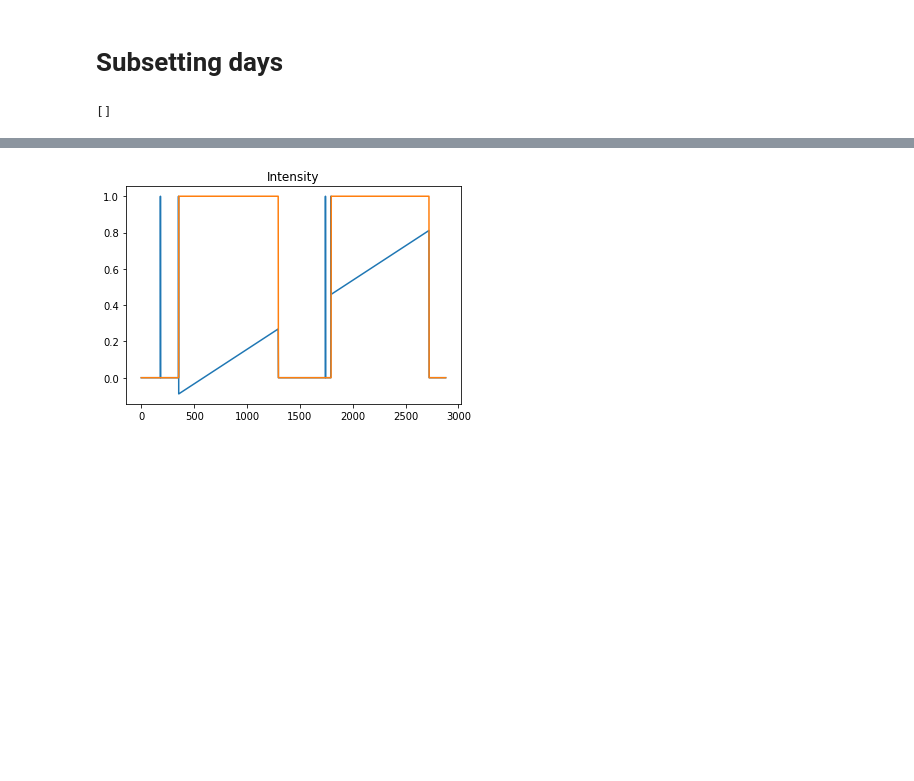
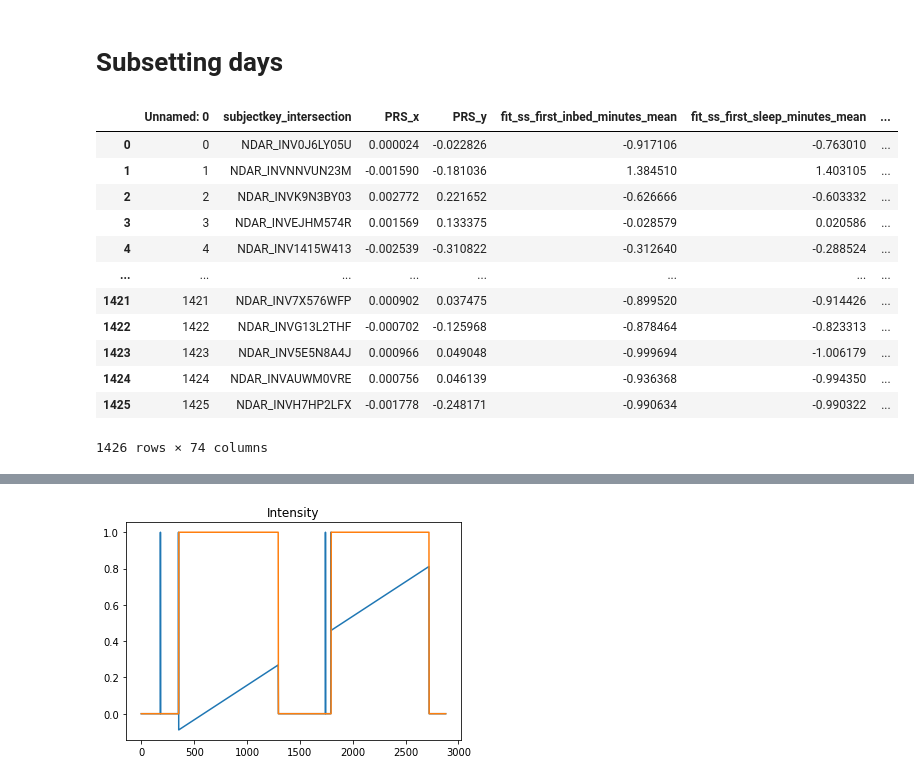
Before and after one commit to gersteinlab/ABCD, a Jupyter notebook: Multichannel_preprocessing.ipynb, the cells around one changed output, grey strips where cells are left out. Saved outputs shown, nothing was run; the diff lists cells and outputs as text; code cells hidden in the pictures; blank space fills up the shorter version.

```diff
--- a/Multichannel_preprocessing.ipynb
+++ b/Multichannel_preprocessing.ipynb
@@ -27,6 +34,18 @@ genomics = pd.read_csv('/gpfs/gibbs/pi/gerstein/jjl86/data/ABCD/YL_02_11_ABCD_PR
 # %%
 genomics = processing_genomics()
 # %%
-list_of_x
+genomics
 # %% [output]
+|  | Unnamed: 0 | subjectkey_intersection | PRS_x | PRS_y | fit_ss_first_inbed_minutes_mean | fit_ss_first_sleep_minutes_mean | ... |
+| 0 | 0 | NDAR_INV0J6LY05U | 0.000024 | -0.022826 | -0.917106 | -0.763010 | ... |
+| 1 | 1 | NDAR_INVNNVUN23M | -0.001590 | -0.181036 | 1.384510 | 1.403105 | ... |
+| 2 | 2 | NDAR_INVK9N3BY03 | 0.002772 | 0.221652 | -0.626666 | -0.603332 | ... |
+| 3 | 3 | NDAR_INVEJHM574R | 0.001569 | 0.133375 | -0.028579 | 0.020586 | ... |
+| 4 | 4 | NDAR_INV1415W413 | -0.002539 | -0.310822 | -0.312640 | -0.288524 | ... |
+| ... | ... | ... | ... | ... | ... | ... | ... |
+| 1421 | 1421 | NDAR_INV7X576WFP | 0.000902 | 0.037475 | -0.899520 | -0.914426 | ... |
+| 1422 | 1422 | NDAR_INVG13L2THF | -0.000702 | -0.125968 | -0.878464 | -0.823313 | ... |
+| 1423 | 1423 | NDAR_INV5E5N8A4J | 0.000966 | 0.049048 | -0.999694 | -1.006179 | ... |
+| 1424 | 1424 | NDAR_INVAUWM0VRE | 0.000756 | 0.046139 | -0.936368 | -0.994350 | ... |
+| 1425 | 1425 | NDAR_INVH7HP2LFX | -0.001778 | -0.248171 | -0.990634 | -0.990322 | ... |
-[]
+1426 rows × 74 columns
```
Also changed, not shown: parts of 6 cells of this notebook, 3 other files.
